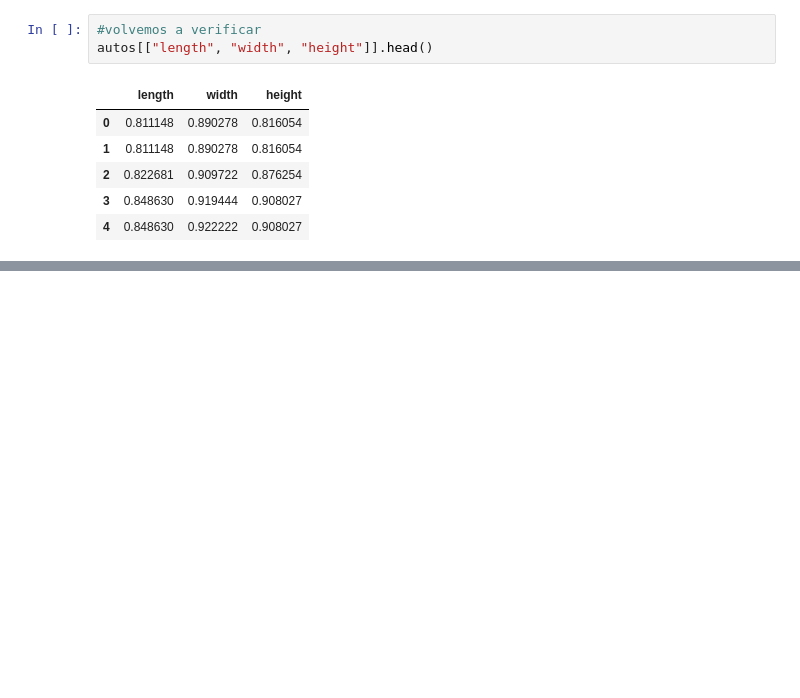
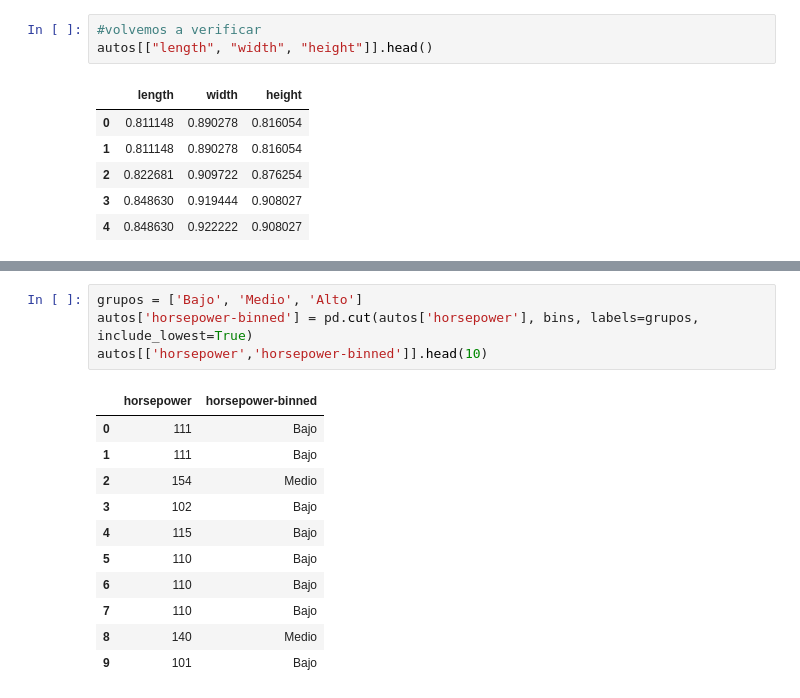
Before and after one commit to RicardoVilla0/MachineLearning, a Jupyter notebook: Unidad1/Practica_1.ipynb, the cells around one changed output, grey strips where cells are left out. Drawn from its saved outputs; the diff is of its cells as text; blank space fills up the shorter version.

```diff
--- a/Unidad1/Practica_1.ipynb
+++ b/Unidad1/Practica_1.ipynb
@@ -319,0 +413,16 @@ autos[["length", "width", "height"]].head()
+# %%
+grupos = ['Bajo', 'Medio', 'Alto']
+autos['horsepower-binned'] = pd.cut(autos['horsepower'], bins, labels=grupos, include_lowest=True)
+autos[['horsepower','horsepower-binned']].head(10)
+# %% [output]
+|  | horsepower | horsepower-binned |
+| 0 | 111 | Bajo |
+| 1 | 111 | Bajo |
+| 2 | 154 | Medio |
+| 3 | 102 | Bajo |
+| 4 | 115 | Bajo |
+| 5 | 110 | Bajo |
+| 6 | 110 | Bajo |
+| 7 | 110 | Bajo |
+| 8 | 140 | Medio |
+| 9 | 101 | Bajo |
```
Also changed, not shown: parts of 14 cells of this notebook.
